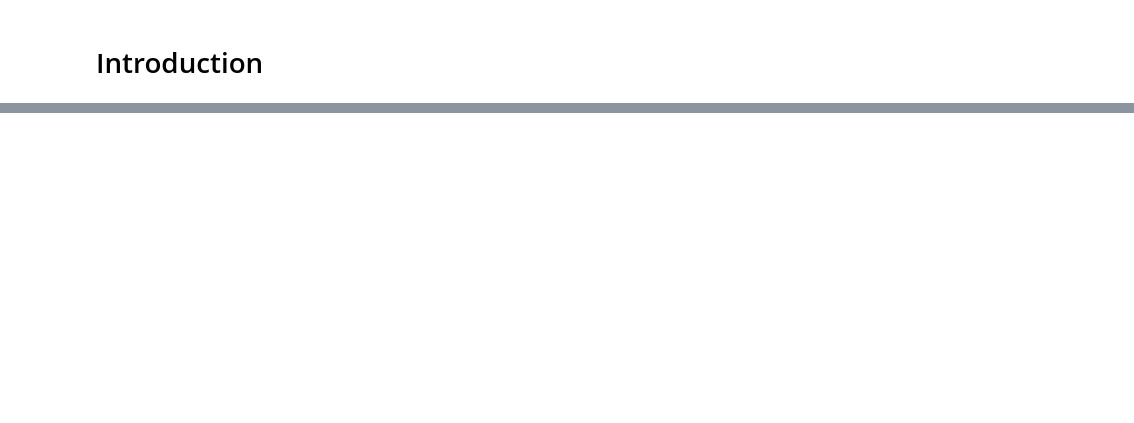
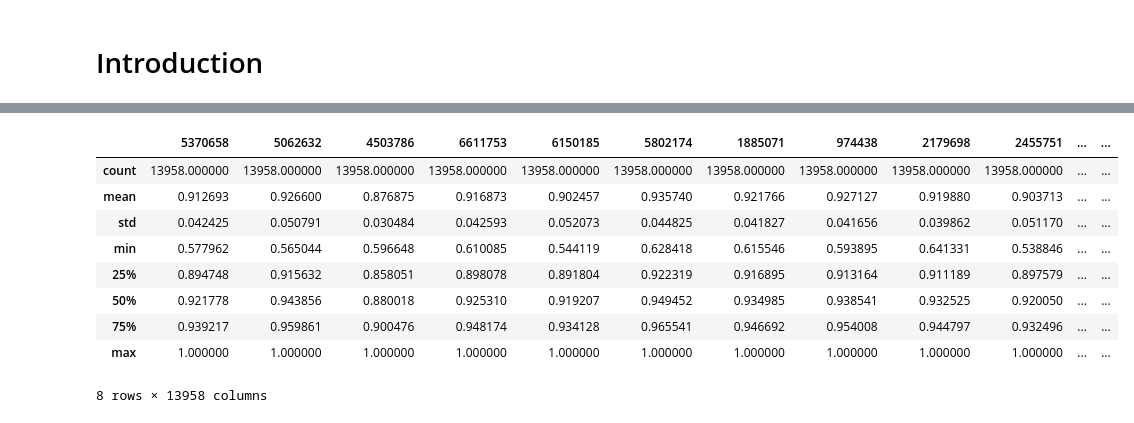
Before and after one commit to juanroesel/business-names-eda, a Jupyter notebook: src/notebooks/business_names_eda.ipynb, the cells around one changed output, grey strips where cells are left out. Saved outputs shown, nothing was run; the diff lists cells and outputs as text; code cells hidden in the pictures; blank space fills up the shorter version.

```diff
--- a/src/notebooks/business_names_eda.ipynb
+++ b/src/notebooks/business_names_eda.ipynb
@@ -33,0 +379,13 @@ df = pd.read_csv(data_path + "/companies_sorted.csv")
+# %%
+dist_X_stats
+# %% [output]
+|  | 5370658 | 5062632 | 4503786 | 6611753 | 6150185 | 5802174 | 1885071 | 974438 | 2179698 | 2455751 | ... | ... |
+| count | 13958.000000 | 13958.000000 | 13958.000000 | 13958.000000 | 13958.000000 | 13958.000000 | 13958.000000 | 13958.000000 | 13958.000000 | 13958.000000 | ... | ... |
+| mean | 0.912693 | 0.926600 | 0.876875 | 0.916873 | 0.902457 | 0.935740 | 0.921766 | 0.927127 | 0.919880 | 0.903713 | ... | ... |
+| std | 0.042425 | 0.050791 | 0.030484 | 0.042593 | 0.052073 | 0.044825 | 0.041827 | 0.041656 | 0.039862 | 0.051170 | ... | ... |
+| min | 0.577962 | 0.565044 | 0.596648 | 0.610085 | 0.544119 | 0.628418 | 0.615546 | 0.593895 | 0.641331 | 0.538846 | ... | ... |
+| 25% | 0.894748 | 0.915632 | 0.858051 | 0.898078 | 0.891804 | 0.922319 | 0.916895 | 0.913164 | 0.911189 | 0.897579 | ... | ... |
+| 50% | 0.921778 | 0.943856 | 0.880018 | 0.925310 | 0.919207 | 0.949452 | 0.934985 | 0.938541 | 0.932525 | 0.920050 | ... | ... |
+| 75% | 0.939217 | 0.959861 | 0.900476 | 0.948174 | 0.934128 | 0.965541 | 0.946692 | 0.954008 | 0.944797 | 0.932496 | ... | ... |
+| max | 1.000000 | 1.000000 | 1.000000 | 1.000000 | 1.000000 | 1.000000 | 1.000000 | 1.000000 | 1.000000 | 1.000000 | ... | ... |
+8 rows × 13958 columns
```
Also changed, not shown: parts of 49 cells of this notebook.
